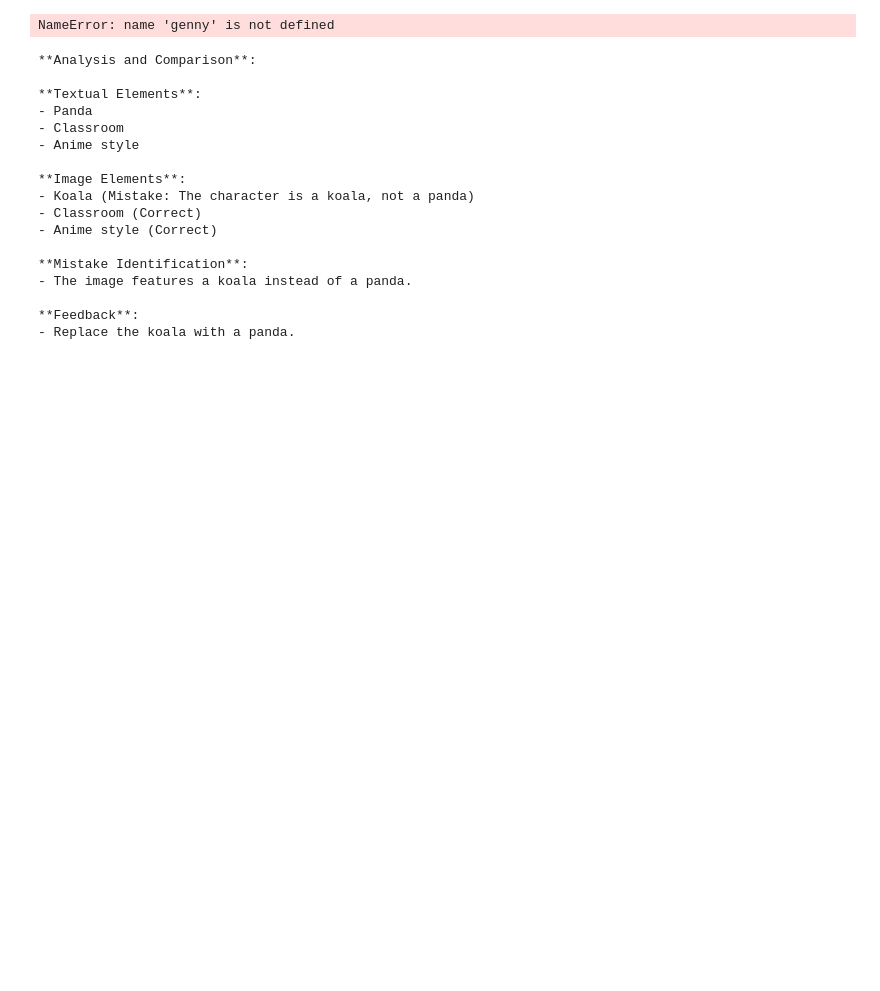
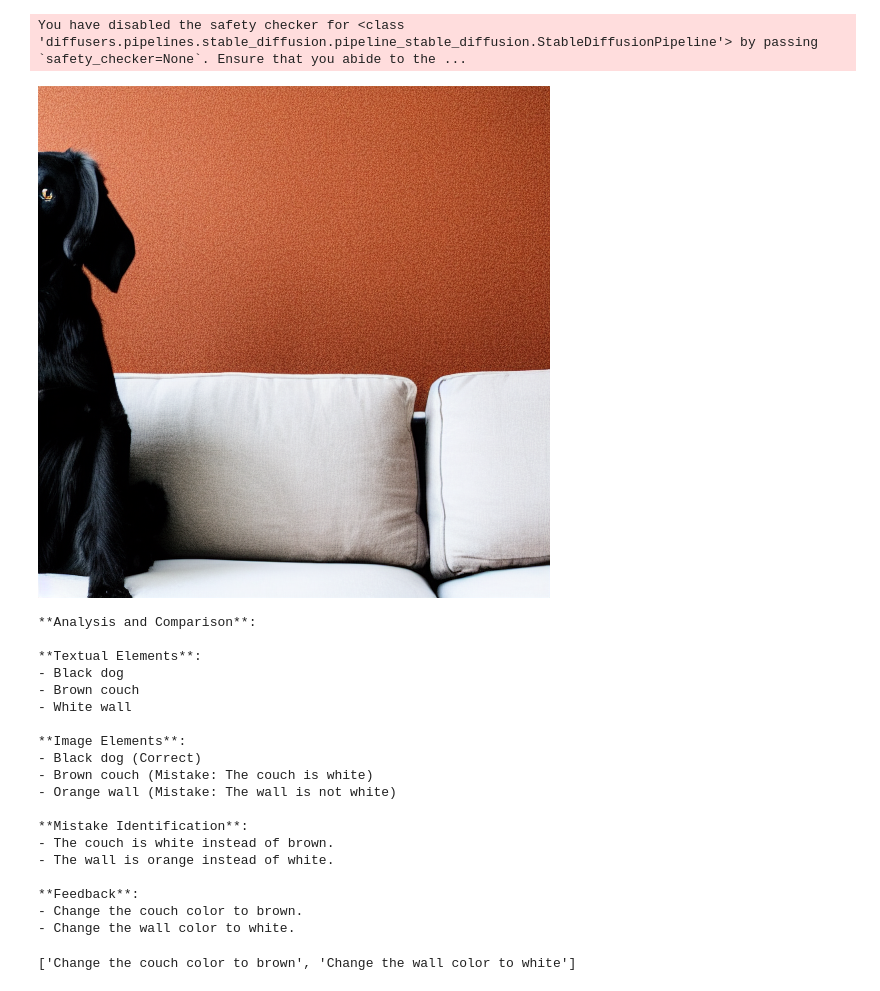
Before and after one commit to dair-iitd/GraPE, a Jupyter notebook: Demo.ipynb, the cells around one changed output. Saved outputs shown, nothing was run; the diff lists cells and outputs as text; code cells hidden in the pictures; blank space fills up the shorter version.

```diff
--- a/Demo.ipynb
+++ b/Demo.ipynb
@@ -5,29 +6,39 @@ from editors import EDIT
 # %%
-genny = GEN("sdxl")
+MODEL = 'sd1.5'
+PROMPT = "a black dog on a brown couch with white wall"
+genny = GEN(MODEL)
+# %% [output]
+You have disabled the safety checker for <class 'diffusers.pipelines.stable_diffusion.pipeline_stable_diffusion.StableDiffusionPipeline'> by passing `safety_checker=None`. Ensure that you abide to the ...
 # %%
-genny.generate("a naughty koala bear in a classroom, anime style", save_img=True)
+genny.generate(PROMPT, save_img=True)
 # %% [output]
-NameError: name 'genny' is not defined
+[figure, added]
 # %%
 planner = PLAN("gpt4o", SYS_PROMPT, EXAMPLES)
 # %%
-plans = planner.generate("/home/scai/phd/aiz228170/scratch/GraPE/TEST/sdxl/base_img.png", "a panda in a classroom, anime style")
+plans = planner.generate(f"./TEST/{MODEL}/base_img.png", PROMPT)
 # %% [output]
 **Analysis and Comparison**:
 
 **Textual Elements**:
-- Panda
-- Classroom
-- Anime style
+- Black dog
+- Brown couch
+- White wall
 
 **Image Elements**:
-- Koala (Mistake: The character is a koala, not a panda)
-- Classroom (Correct)
-- Anime style (Correct)
+- Black dog (Correct)
+- Brown couch (Mistake: The couch is white)
+- Orange wall (Mistake: The wall is not white)
 
 **Mistake Identification**:
-- The image features a koala instead of a panda.
+- The couch is white instead of brown.
+- The wall is orange instead of white.
 
 **Feedback**:
-- Replace the koala with a panda.
+- Change the couch color to brown.
+- Change the wall color to white.
+# %%
+plans
+# %% [output]
+['Change the couch color to brown', 'Change the wall color to white']
 # %%
```
Also changed, not shown: parts of 5 cells of this notebook, 4 other files.
